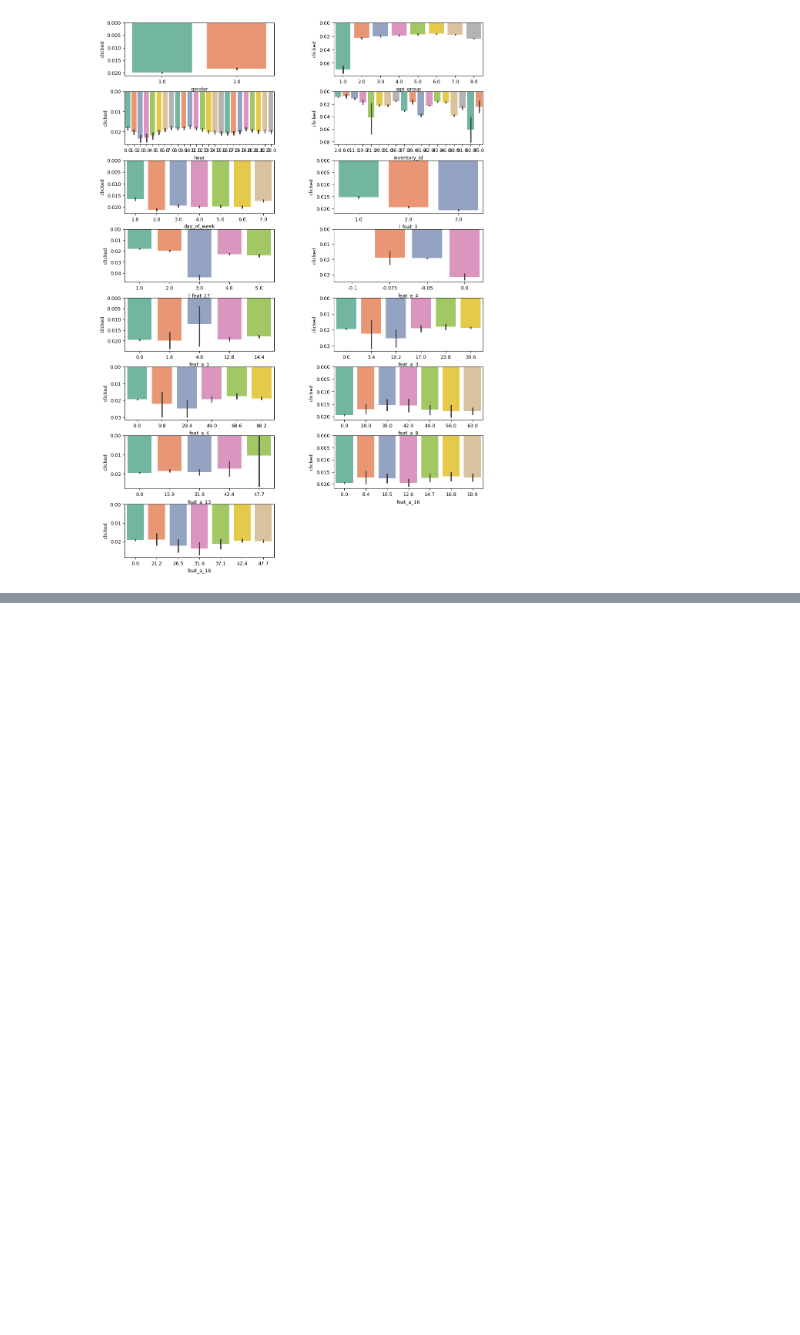
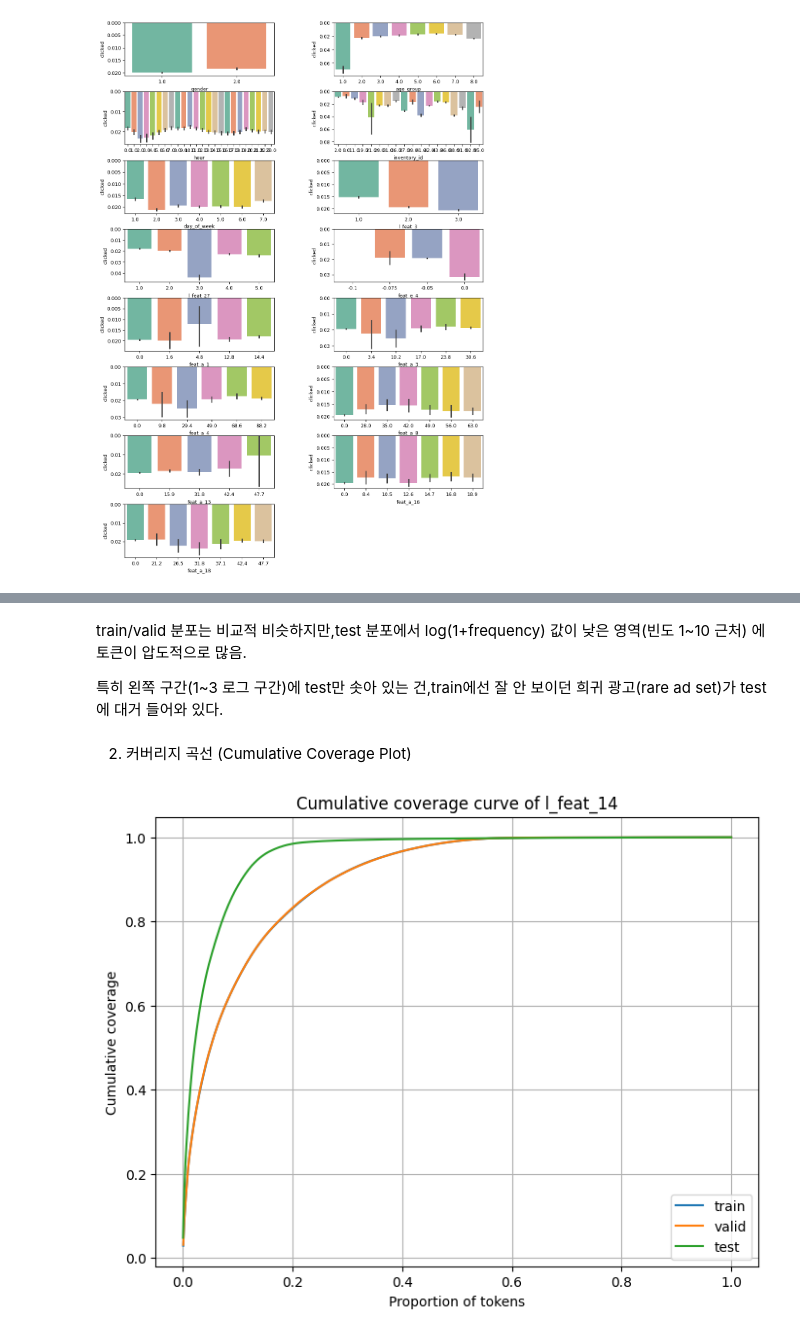
Before and after one commit to jiyoungeeeeeeeeeeeeeeeeeeeee/-Toss-CTR, a Jupyter notebook: CTR_test_EDA.ipynb, the cells around one changed output, grey strips where cells are left out. Drawn from its saved outputs; the diff is of its cells as text; code cells hidden in the pictures; blank space fills up the shorter version.

```diff
--- a/CTR_test_EDA.ipynb
+++ b/CTR_test_EDA.ipynb
@@ -371,0 +404,24 @@ Passing `palette` without assigning `hue` is deprecated and will be removed in v
+# %% [markdown]
+train/valid 분포는 비교적 비슷하지만,test 분포에서 log(1+frequency) 값이 낮은 영역(빈도 1~10 근처) 에 토큰이 압도적으로 많음.
+
+특히 왼쪽 구간(1~3 로그 구간)에 test만 솟아 있는 건,train에선 잘 안 보이던 희귀 광고(rare ad set)가 test에 대거 들어와 있다.
+# %% [markdown]
+2. 커버리지 곡선 (Cumulative Coverage Plot)
+# %%
+def plot_coverage(freq_series, label):
+    freq = freq_series.sort_values(ascending=False).to_numpy()
+    coverage = np.cumsum(freq) / np.sum(freq)
+    plt.plot(np.arange(1, len(freq)+1)/len(freq), coverage, label=label)
+
+plt.figure(figsize=(8,6))
+plot_coverage(freq_train, 'train')
+plot_coverage(freq_valid, 'valid')
+plot_coverage(freq_test, 'test')
+plt.xlabel('Proportion of tokens')
+plt.ylabel('Cumulative coverage')
+plt.title(f'Cumulative coverage curve of {col}')
+plt.legend()
+plt.grid(True)
+plt.show()
+# %% [output]
+[figure, added]
```
Also changed, not shown: parts of 10 cells of this notebook.
